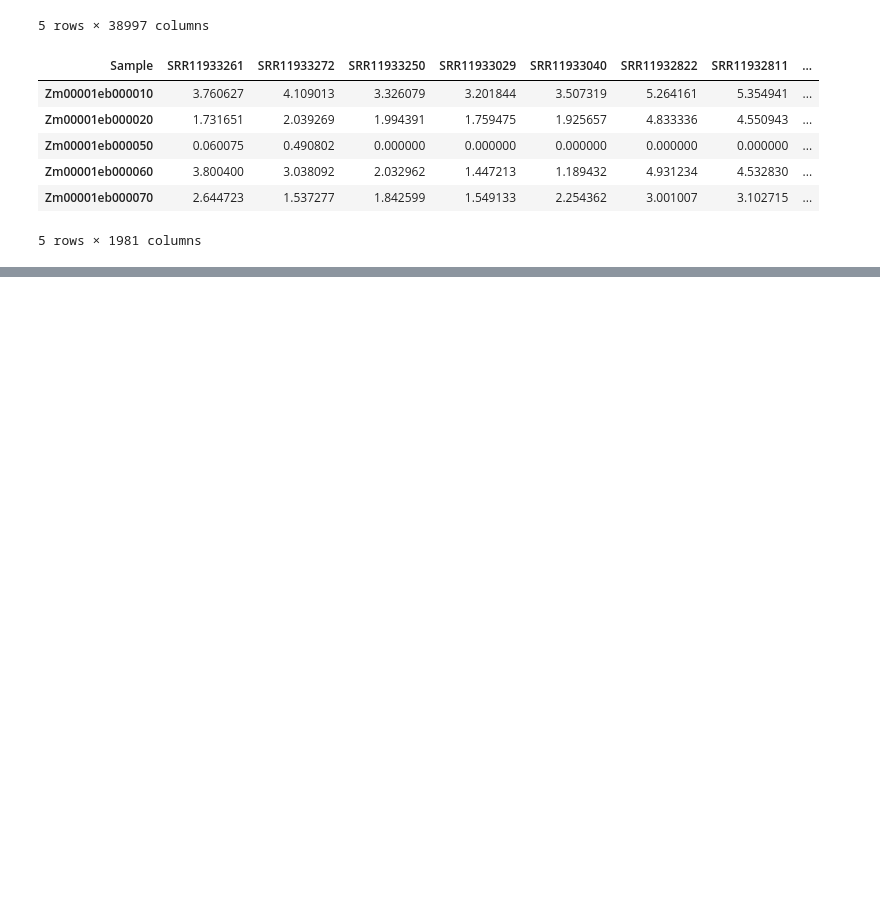
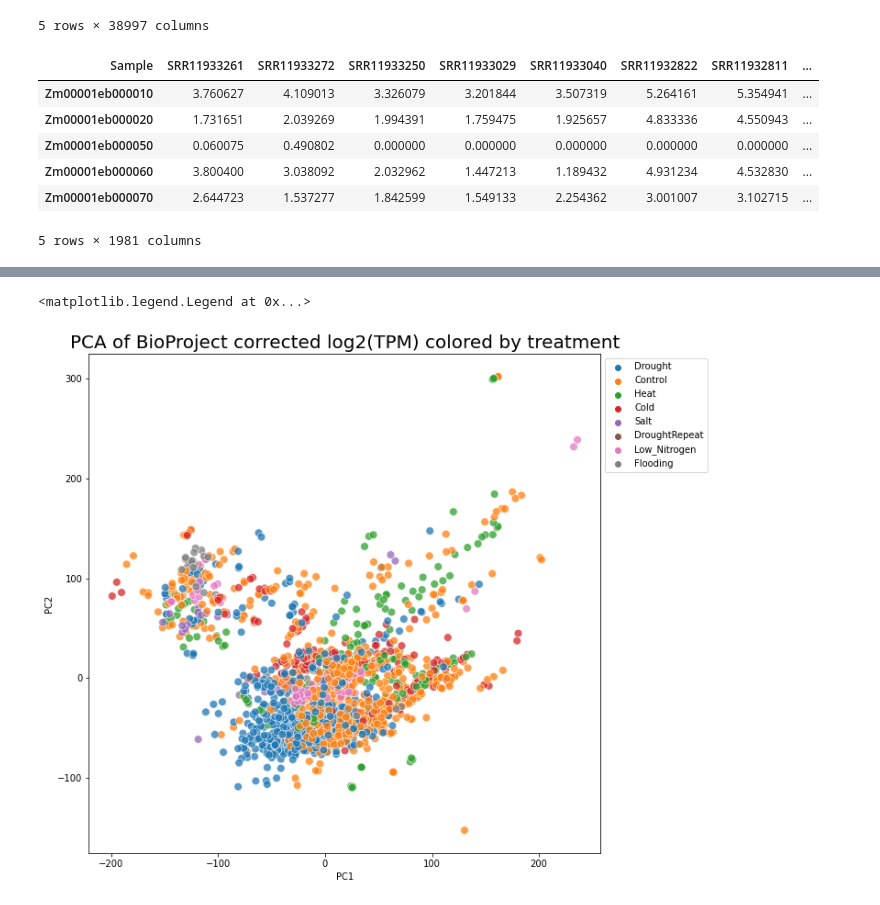
Before and after one commit to achpardo/core-stress-transcriptome, a Jupyter notebook: notebooks/exploratory_analyses/ComBat_BioProject_Tissue_PCA.ipynb, the cells around one changed output, grey strips where cells are left out. Saved outputs shown, nothing was run; the diff lists cells and outputs as text; code cells hidden in the pictures; blank space fills up the shorter version.

```diff
--- a/notebooks/exploratory_analyses/ComBat_BioProject_Tissue_PCA.ipynb
+++ b/notebooks/exploratory_analyses/ComBat_BioProject_Tissue_PCA.ipynb
@@ -160,0 +203,5 @@ Standardizing Data across genes.
+# %%
+# run PCA and generate dataframe with PCs
+pca = PCA(n_components=2)
+real_PCs = pca.fit_transform(bct)
+real_PCs_df = pd.DataFrame(data = real_PCs, columns = ['PC1','PC2'])
@@ -160,0 +222,4 @@ Standardizing Data across genes.
+# %%
+# reset index (after running PCA)
+tct.reset_index(inplace=True)
+tct.rename(columns={"index":"Sample"},inplace=True)
@@ -160,0 +240,6 @@ Standardizing Data across genes.
+# %%
+# merge with metadata
+## note this has to maintain the sample order of vttpm_log, otherwise when we concatenate it with the PC df everything will be
+## incorrectly matched up
+tctm = tct.merge(md,how="inner")
+tctm.head()
@@ -160,0 +267,6 @@ Standardizing Data across genes.
+# %%
+# append metadata to PCA df
+plotdf = pd.concat([real_PCs_df,tctm[["BioProject","Genotype","Treatment","Time_after_treatment","Concentration",
+                                                 "Developmental_stage","Tissue","Day_length_hours","Day_temp_C","Night_temp_C",
+                                                 "Relative humidity (%)","Light (umol/m2/s)","Growth Env.","Media"]]],axis=1)
+plotdf.head()
@@ -160,0 +280,10 @@ Standardizing Data across genes.
+# %%
+# plot the data: to start with, color by treatment
+## note this is with correction via pyComBat for BioProject
+fig,ax=plt.subplots(figsize=(10,10))
+sns.scatterplot(x=plotdf["PC1"],y=plotdf["PC2"],hue=plotdf["Treatment"],palette="tab10",s=75,alpha=0.75)
+plt.title("PCA of BioProject corrected log2(TPM) colored by treatment",fontsize=20)
+plt.legend(bbox_to_anchor=(1,1))
+# %% [output]
+<matplotlib.legend.Legend at 0x...>
+[figure, added]
```
Also changed, not shown: parts of 37 cells of this notebook, 2 other files.
